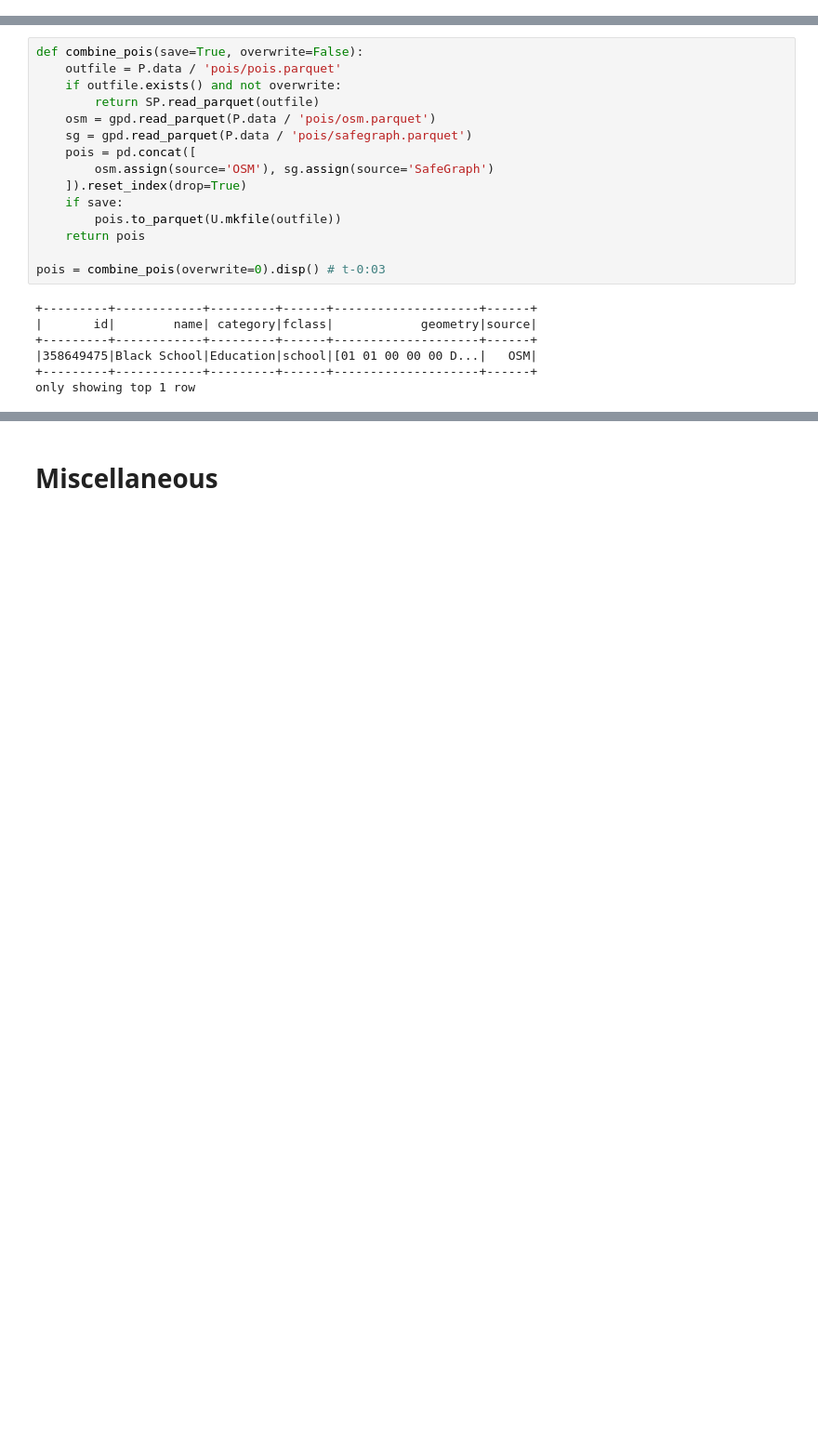
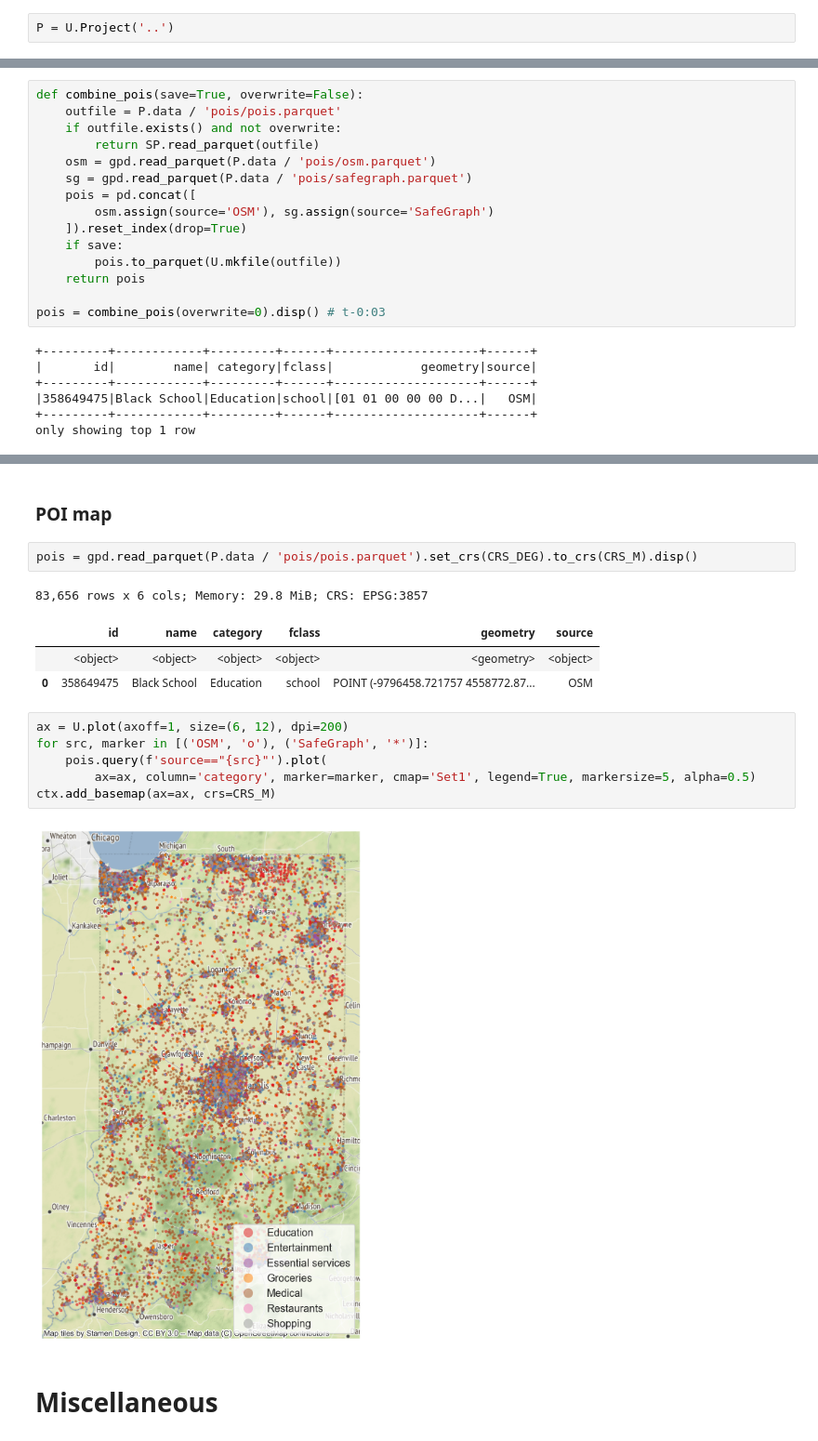
Before and after one commit to rvanxer/spr_4711, a Jupyter notebook: code/1_Prepare_data.ipynb, the cells around one changed output, grey strips where cells are left out. Shown at 93% size. Cells and saved outputs as stored; diff of their text form; blank space fills up the shorter version.

```diff
--- a/code/1_Prepare_data.ipynb
+++ b/code/1_Prepare_data.ipynb
@@ -26,0 +21,2 @@ To adjust logging level use sc.setLogLevel(newLevel). For SparkR, use setLogLeve
+# %%
+P = U.Project('..')
@@ -395,3 +426,20 @@ only showing top 1 row
+# %% [markdown]
+### POI map
+# %%
+pois = gpd.read_parquet(P.data / 'pois/pois.parquet').set_crs(CRS_DEG).to_crs(CRS_M).disp()
+# %% [output]
+83,656 rows x 6 cols; Memory: 29.8 MiB; CRS: EPSG:3857
+|  | id | name | category | fclass | geometry | source |
+|  | <object> | <object> | <object> | <object> | <geometry> | <object> |
+| 0 | 358649475 | Black School | Education | school | POINT (-9796458.721757 4558772.87... | OSM |
+# %%
+ax = U.plot(axoff=1, size=(6, 12), dpi=200)
+for src, marker in [('OSM', 'o'), ('SafeGraph', '*')]:
+    pois.query(f'source=="{src}"').plot(
+        ax=ax, column='category', marker=marker, cmap='Set1', legend=True, markersize=5, alpha=0.5)
+ctx.add_basemap(ax=ax, crs=CRS_M)
+# %% [output]
+[figure, added]
 # %% [markdown]
 # Miscellaneous
 # %% [markdown]
```
Also changed, not shown: parts of 8 cells of this notebook, 3 other files.
